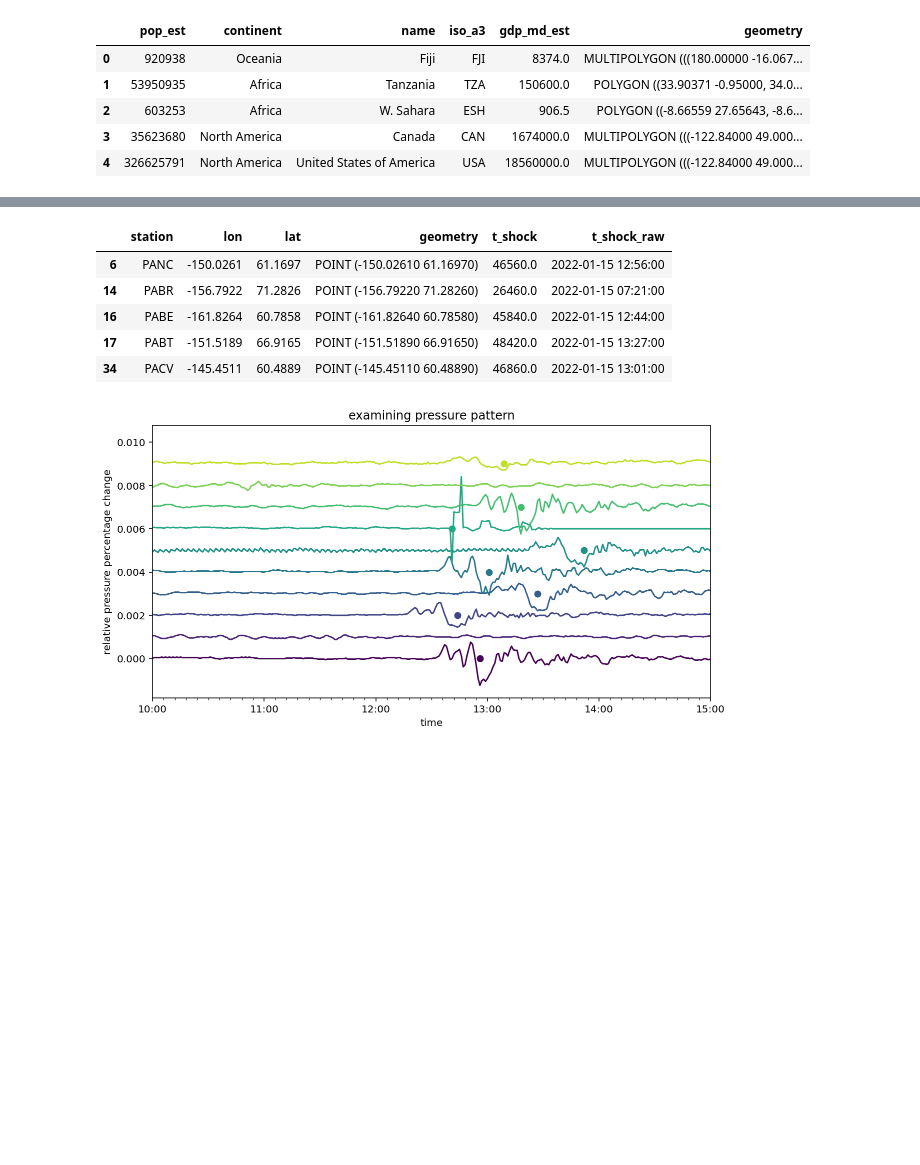
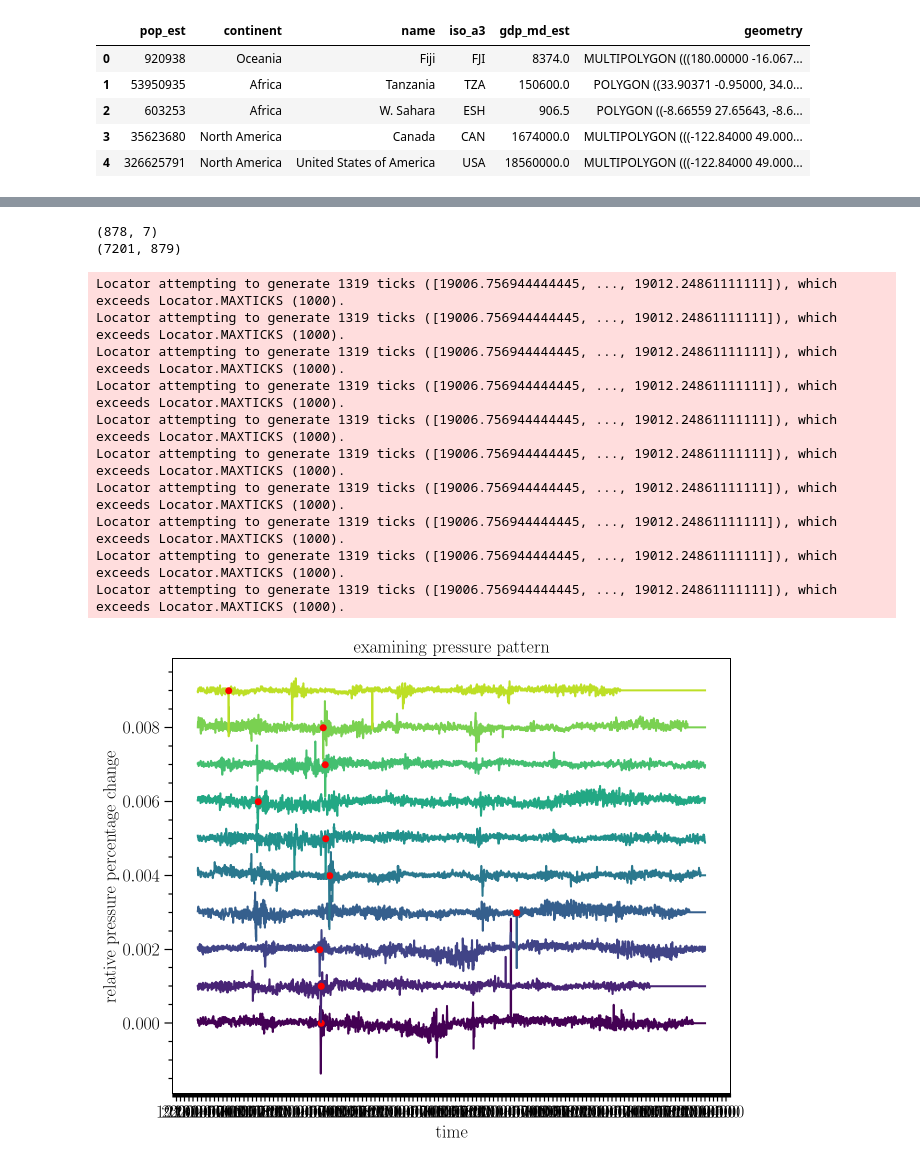
Before and after one commit to yanglyu902/tonga-volcano-shockwave-study, a Jupyter notebook: analysis.ipynb, the cells around one changed output, grey strips where cells are left out. Saved outputs shown, nothing was run; the diff lists cells and outputs as text; code cells hidden in the pictures; blank space fills up the shorter version.

Commit message:
simplified get_data.py; cleaned up notebook

```diff
--- a/analysis.ipynb
+++ b/analysis.ipynb
@@ -89,8 +82,0 @@ df_empty.head()
-# %%
-# fill in pressure data
-
-station_with_raw_data = list(df_data['station'].unique())
-for s in all_stations:
-    if s in station_with_raw_data:
-        tmp_pressure = df_data[df_data['station'] == s]['pressure']
-        df_empty[s] = tmp_pressure
@@ -97,8 +85,16 @@ for s in all_stations:
 # %%
 # clean nulls
-
 df_series = df_empty.copy()
 df_series = df_series[df_series.columns[df_series.isnull().mean() < 0.9]]
-station_with_series_data = df_series.columns[1:]
 df_series.head()
+
+stations = df_series.columns[1:]
+
+# delete stations with no data
+for s in df_stations['station']:
+    if s not in stations:
+        df_stations.drop(df_stations[df_stations['station']==s].index, inplace=True)
+
+print(df_series.shape)
+print(df_stations.shape)
 # %% [output]
@@ -152,38 +160,39 @@ for s in all_stations:
-# %%
-# create shock wave time columns
-
-df_stations['t_shock'] = tmp
-df_stations['t_shock_raw'] = tmp_raw
-df_stations = df_stations[df_stations['t_shock']>0]
-df_stations.head()
-# %% [output]
-|  | station | lon | lat | geometry | t_shock | t_shock_raw |
-| 6 | PANC | -150.0261 | 61.1697 | POINT (-150.02610 61.16970) | 46560.0 | 2022-01-15 12:56:00 |
-| 14 | PABR | -156.7922 | 71.2826 | POINT (-156.79220 71.28260) | 26460.0 | 2022-01-15 07:21:00 |
-| 16 | PABE | -161.8264 | 60.7858 | POINT (-161.82640 60.78580) | 45840.0 | 2022-01-15 12:44:00 |
-| 17 | PABT | -151.5189 | 66.9165 | POINT (-151.51890 66.91650) | 48420.0 | 2022-01-15 13:27:00 |
-| 34 | PACV | -145.4511 | 60.4889 | POINT (-145.45110 60.48890) | 46860.0 | 2022-01-15 13:01:00 |
 # %%
 # visualize pressure gradients for all stations
+print(df_stations.shape)
+print(df_series.shape)
 
-stations = df_series.columns[1:]
-fig, ax = plt.subplots(figsize=(10,5))
+fig, ax = plt.subplots(figsize=(10,8))
 cm = matplotlib.cm.get_cmap()
-n_lines = 10
-for i in range(n_lines):
-    ax.plot(df_series['time'], i/1000 + 0.7 * df_series[stations[i]].pct_change(periods=period), color=cm(i/n_lines))
-    ax.plot(df_stations[df_stations['station']==stations[i]]['t_shock_raw'], i/1000, 'o', color=cm(i/n_lines))
+
+n_toshow = 10
+for i in range(n_toshow):
+    s = stations[i]
+    ax.plot(df_series['time'], i/1000 + 0.7 * df_series[s].pct_change(periods=curr_period), color=cm(i/n_toshow))
+    ax.plot(df_stations[df_stations['station']==s]['t_shock'], i/1000, 'o', color='red')
 
 ax.xaxis.set_major_locator(mdates.HourLocator(interval=1))
 ax.xaxis.set_major_formatter(mdates.DateFormatter('%H:%M'))
 ax.xaxis.set_minor_locator(mdates.MinuteLocator(interval=6))
 ax.set_xlabel('time')
 ax.set_ylabel('relative pressure percentage change')
 plt.title('examining pressure pattern')
-plt.xlim(datetime.datetime(2022, 1, 15, 10, 0), datetime.datetime(2022, 1, 15, 15, 0))
+# plt.xlim(datetime.datetime(2022, 1, 15, 10, 0), datetime.datetime(2022, 1, 15, 15, 0))
 plt.show()
 # %% [output]
+(878, 7)
+(7201, 879)
+Locator attempting to generate 1319 ticks ([19006.756944444445, ..., 19012.24861111111]), which exceeds Locator.MAXTICKS (1000).
+Locator attempting to generate 1319 ticks ([19006.756944444445, ..., 19012.24861111111]), which exceeds Locator.MAXTICKS (1000).
+Locator attempting to generate 1319 ticks ([19006.756944444445, ..., 19012.24861111111]), which exceeds Locator.MAXTICKS (1000).
+Locator attempting to generate 1319 ticks ([19006.756944444445, ..., 19012.24861111111]), which exceeds Locator.MAXTICKS (1000).
+Locator attempting to generate 1319 ticks ([19006.756944444445, ..., 19012.24861111111]), which exceeds Locator.MAXTICKS (1000).
+Locator attempting to generate 1319 ticks ([19006.756944444445, ..., 19012.24861111111]), which exceeds Locator.MAXTICKS (1000).
+Locator attempting to generate 1319 ticks ([19006.756944444445, ..., 19012.24861111111]), which exceeds Locator.MAXTICKS (1000).
+Locator attempting to generate 1319 ticks ([19006.756944444445, ..., 19012.24861111111]), which exceeds Locator.MAXTICKS (1000).
+Locator attempting to generate 1319 ticks ([19006.756944444445, ..., 19012.24861111111]), which exceeds Locator.MAXTICKS (1000).
+Locator attempting to generate 1319 ticks ([19006.756944444445, ..., 19012.24861111111]), which exceeds Locator.MAXTICKS (1000).
-[figure, old version]
+[figure, new version]
 # %%
 # distribution of shock wave time?
 
```
Also changed, not shown: parts of 17 cells of this notebook, 2 other files.
